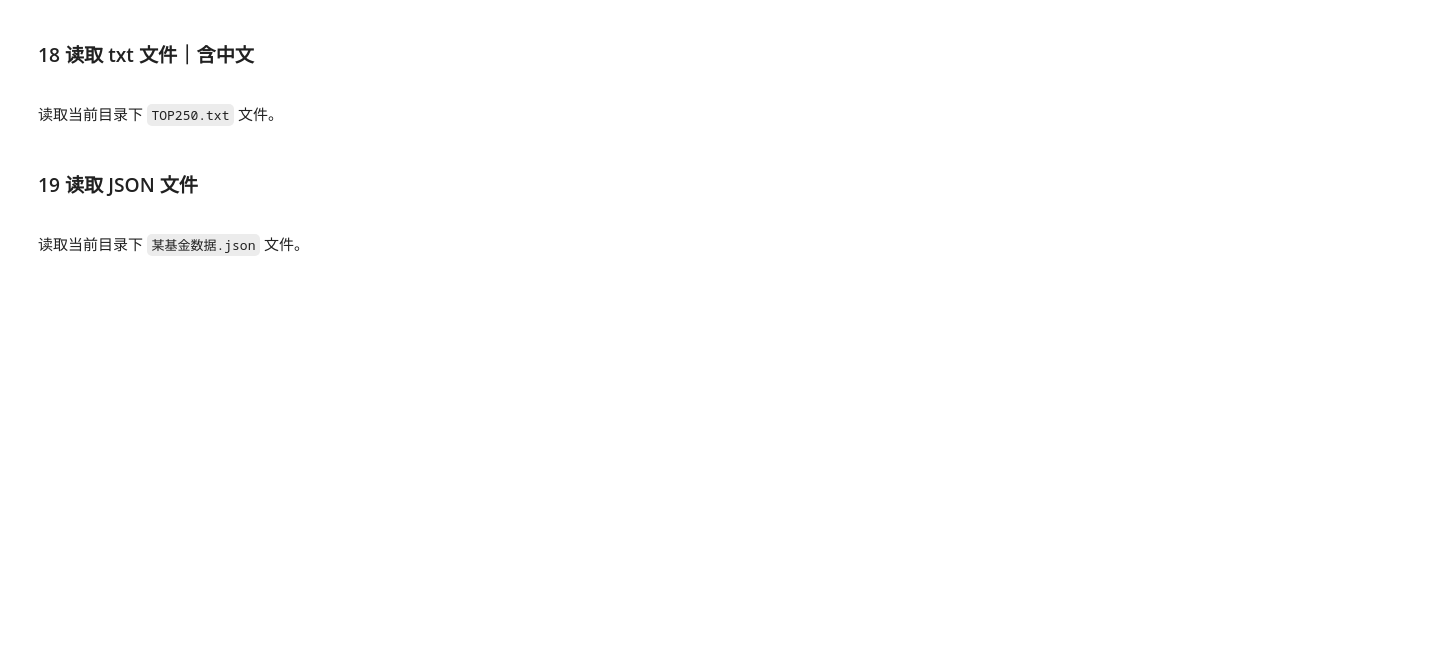
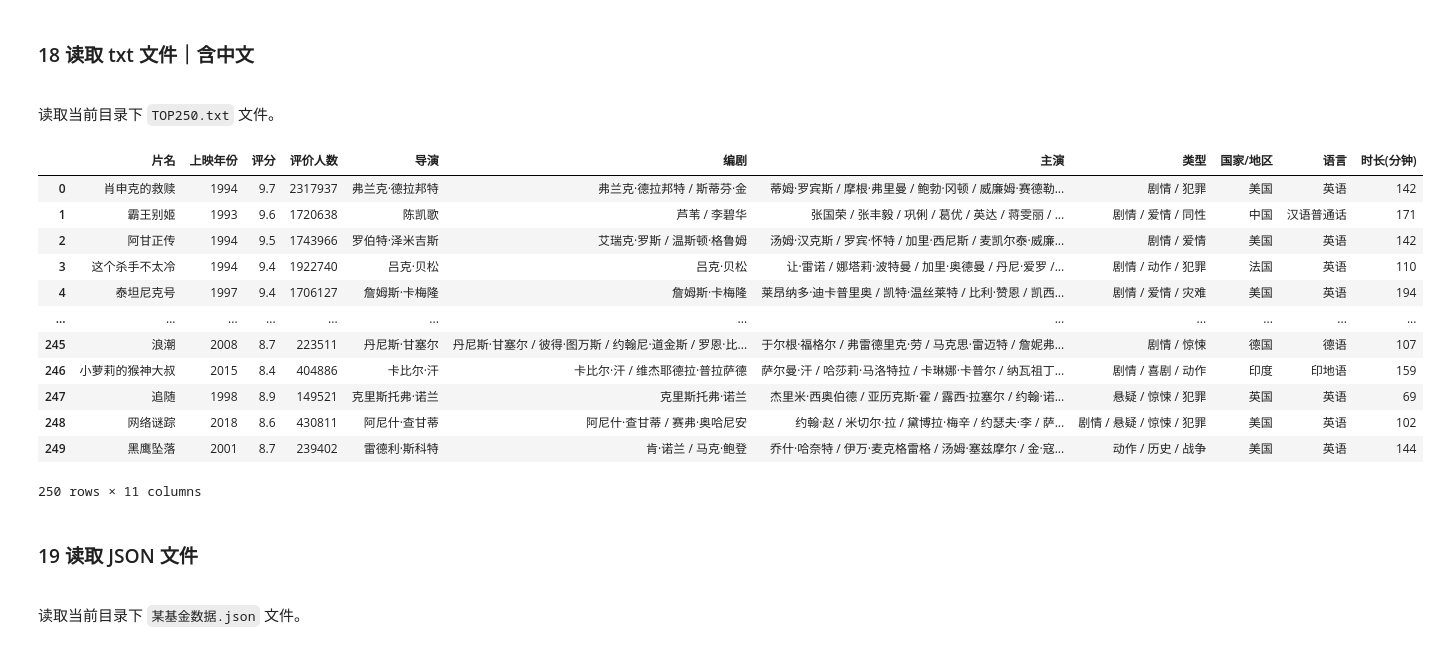
Before and after one commit to tungsten106/Pandas_Advanced_Exercise, a Jupyter notebook: 1 - 数据读取与存储/数据加载与存储.ipynb, the cells around one changed output. Drawn from its saved outputs; the diff is of its cells as text; code cells hidden in the pictures; blank space fills up the shorter version.

```diff
--- a/1 - 数据读取与存储/数据加载与存储.ipynb
+++ b/1 - 数据读取与存储/数据加载与存储.ipynb
@@ -390,6 +408,22 @@ for data in df:
 <br>
 
 读取当前目录下 `TOP250.txt` 文件。
+# %%
+pd.read_csv("TOP250.txt", encoding="gbk", sep="\t")
+# %% [output]
+|  | 片名 | 上映年份 | 评分 | 评价人数 | 导演 | 编剧 | 主演 | 类型 | 国家/地区 | 语言 | 时长(分钟) |
+| 0 | 肖申克的救赎 | 1994 | 9.7 | 2317937 | 弗兰克·德拉邦特 | 弗兰克·德拉邦特 / 斯蒂芬·金 | 蒂姆·罗宾斯 / 摩根·弗里曼 / 鲍勃·冈顿 / 威廉姆·赛德勒... | 剧情 / 犯罪 | 美国 | 英语 | 142 |
+| 1 | 霸王别姬 | 1993 | 9.6 | 1720638 | 陈凯歌 | 芦苇 / 李碧华 | 张国荣 / 张丰毅 / 巩俐 / 葛优 / 英达 / 蒋雯丽 / ... | 剧情 / 爱情 / 同性 | 中国 | 汉语普通话 | 171 |
+| 2 | 阿甘正传 | 1994 | 9.5 | 1743966 | 罗伯特·泽米吉斯 | 艾瑞克·罗斯 / 温斯顿·格鲁姆 | 汤姆·汉克斯 / 罗宾·怀特 / 加里·西尼斯 / 麦凯尔泰·威廉... | 剧情 / 爱情 | 美国 | 英语 | 142 |
+| 3 | 这个杀手不太冷 | 1994 | 9.4 | 1922740 | 吕克·贝松 | 吕克·贝松 | 让·雷诺 / 娜塔莉·波特曼 / 加里·奥德曼 / 丹尼·爱罗 /... | 剧情 / 动作 / 犯罪 | 法国 | 英语 | 110 |
+| 4 | 泰坦尼克号 | 1997 | 9.4 | 1706127 | 詹姆斯·卡梅隆 | 詹姆斯·卡梅隆 | 莱昂纳多·迪卡普里奥 / 凯特·温丝莱特 / 比利·赞恩 / 凯西... | 剧情 / 爱情 / 灾难 | 美国 | 英语 | 194 |
+| ... | ... | ... | ... | ... | ... | ... | ... | ... | ... | ... | ... |
+| 245 | 浪潮 | 2008 | 8.7 | 223511 | 丹尼斯·甘塞尔 | 丹尼斯·甘塞尔 / 彼得·图万斯 / 约翰尼·道金斯 / 罗恩·比... | 于尔根·福格尔 / 弗雷德里克·劳 / 马克思·雷迈特 / 詹妮弗... | 剧情 / 惊悚 | 德国 | 德语 | 107 |
+| 246 | 小萝莉的猴神大叔 | 2015 | 8.4 | 404886 | 卡比尔·汗 | 卡比尔·汗 / 维杰耶德拉·普拉萨德 | 萨尔曼·汗 / 哈莎莉·马洛特拉 / 卡琳娜·卡普尔 / 纳瓦祖丁... | 剧情 / 喜剧 / 动作 | 印度 | 印地语 | 159 |
+| 247 | 追随 | 1998 | 8.9 | 149521 | 克里斯托弗·诺兰 | 克里斯托弗·诺兰 | 杰里米·西奥伯德 / 亚历克斯·霍 / 露西·拉塞尔 / 约翰·诺... | 悬疑 / 惊悚 / 犯罪 | 英国 | 英语 | 69 |
+| 248 | 网络谜踪 | 2018 | 8.6 | 430811 | 阿尼什·查甘蒂 | 阿尼什·查甘蒂 / 赛弗·奥哈尼安 | 约翰·赵 / 米切尔·拉 / 黛博拉·梅辛 / 约瑟夫·李 / 萨... | 剧情 / 悬疑 / 惊悚 / 犯罪 | 美国 | 英语 | 102 |
+| 249 | 黑鹰坠落 | 2001 | 8.7 | 239402 | 雷德利·斯科特 | 肯·诺兰 / 马克·鲍登 | 乔什·哈奈特 / 伊万·麦克格雷格 / 汤姆·塞兹摩尔 / 金·寇... | 动作 / 历史 / 战争 | 美国 | 英语 | 144 |
+250 rows × 11 columns
 # %% [markdown]
 ### 19 读取 JSON 文件
 
```
Also changed, not shown: parts of 27 cells of this notebook, 7 other files.
